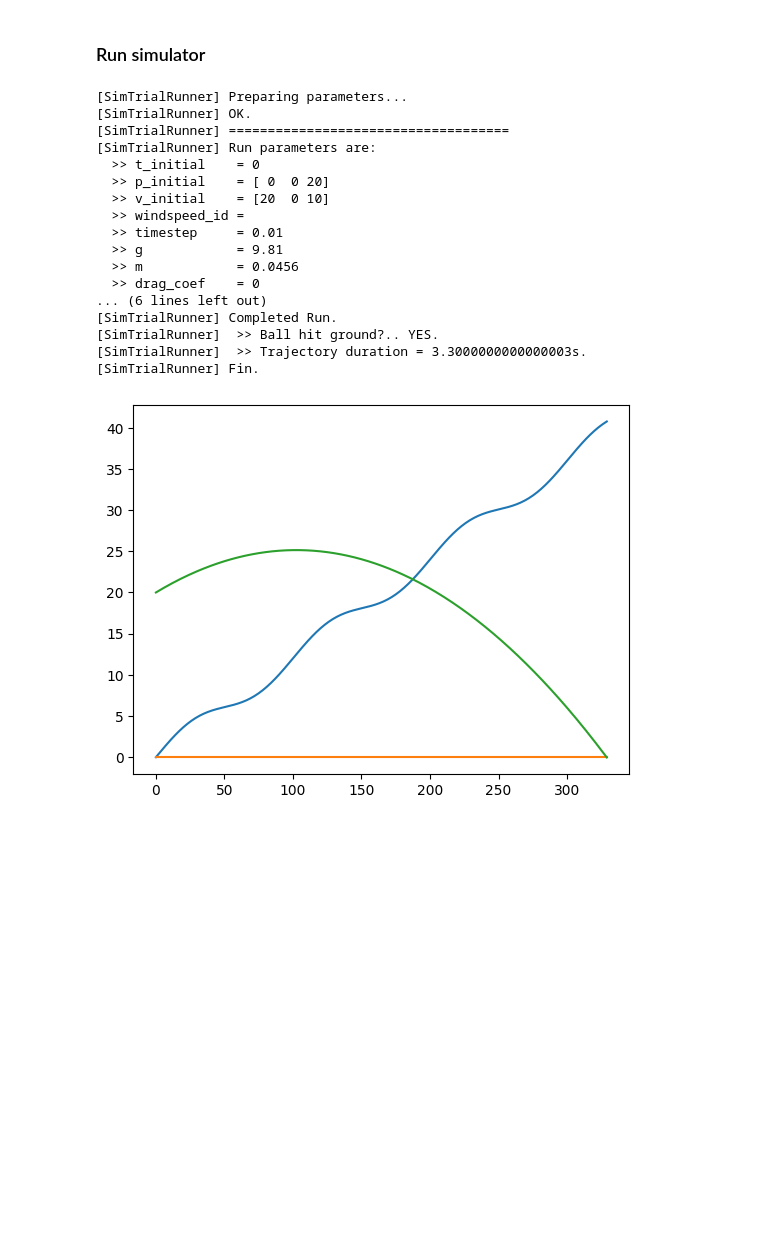
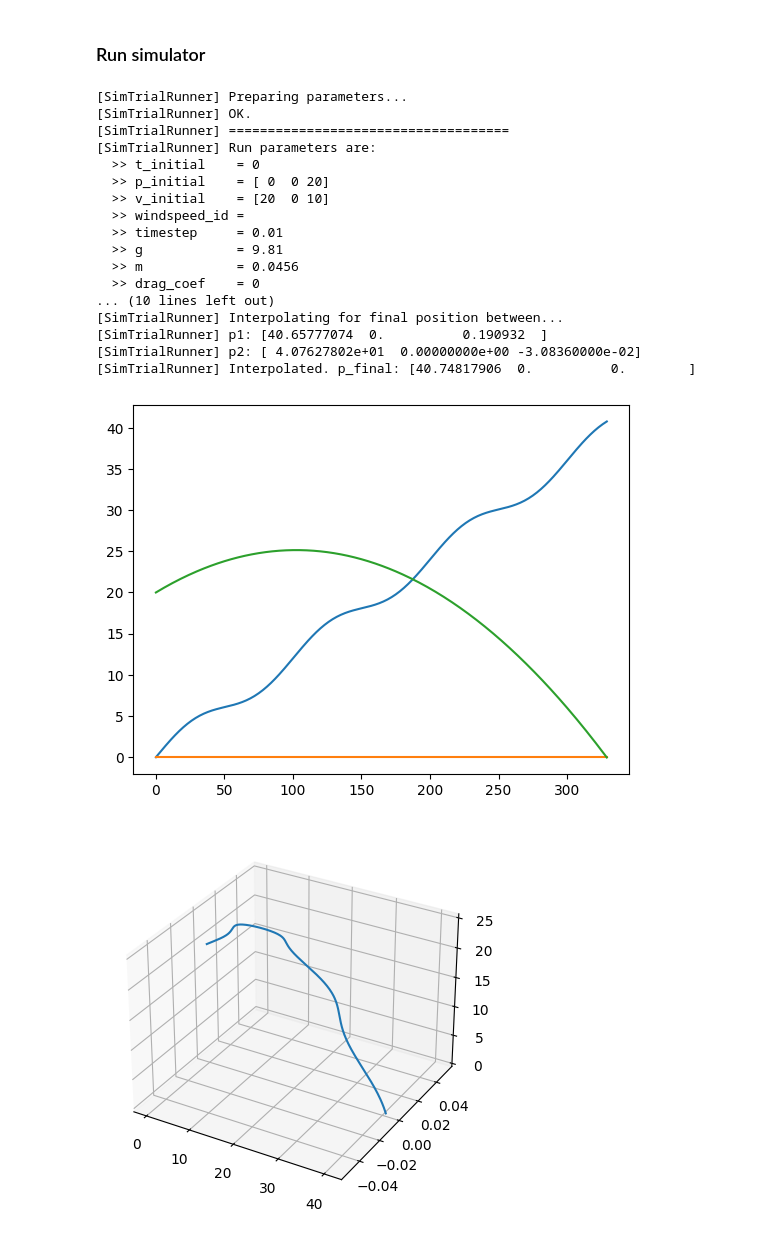
Before and after one commit to gnudrew/WindyGolfing, a Jupyter notebook: sandbox/simulator/Testing Simulator.ipynb, the cells around one changed output. Cells and saved outputs as stored; diff of their text form; code cells hidden in the pictures; blank space fills up the shorter version.

Commit message:
Added interpolation for final position; added 3D plotter for ball trajectory; added method to convert ball trajectory to dataframe

```diff
--- a/sandbox/simulator/Testing Simulator.ipynb
+++ b/sandbox/simulator/Testing Simulator.ipynb
@@ -60,35 +60,37 @@ array([[1.        , 0.        , 0.        ],
 # %%
 # Set initial conditions
 t_initial = 0
 p_initial = np.array([0,0,20])
 v_initial = np.array([20,0,10])
 arr_windspacetime = arr_wind_v
 timestep = timestep
 
 # run
 runner = SimTrialRunner(t_initial, p_initial, v_initial, arr_windspacetime, timestep)
 runner.run()
 
 # plot
 runner.plotx()
 runner.ploty()
 runner.plotz()
+runner.plot3d()
 # %% [output]
 [SimTrialRunner] Preparing parameters...
 [SimTrialRunner] OK.
 [SimTrialRunner] ====================================
 [SimTrialRunner] Run parameters are:
   >> t_initial    = 0
   >> p_initial    = [ 0  0 20]
   >> v_initial    = [20  0 10]
   >> windspeed_id =
   >> timestep     = 0.01
   >> g            = 9.81
   >> m            = 0.0456
   >> drag_coef    = 0
-... (6 lines left out)
-[SimTrialRunner] Completed Run.
-[SimTrialRunner]  >> Ball hit ground?.. YES.
-[SimTrialRunner]  >> Trajectory duration = 3.3000000000000003s.
-[SimTrialRunner] Fin.
+... (10 lines left out)
+[SimTrialRunner] Interpolating for final position between...
+[SimTrialRunner] p1: [40.65777074  0.          0.190932  ]
+[SimTrialRunner] p2: [ 4.07627802e+01  0.00000000e+00 -3.08360000e-02]
+[SimTrialRunner] Interpolated. p_final: [40.74817906  0.          0.        ]
 [figure]
+[figure, added]
```
Also changed, not shown: parts of 1 cell of this notebook, 1 other file.
